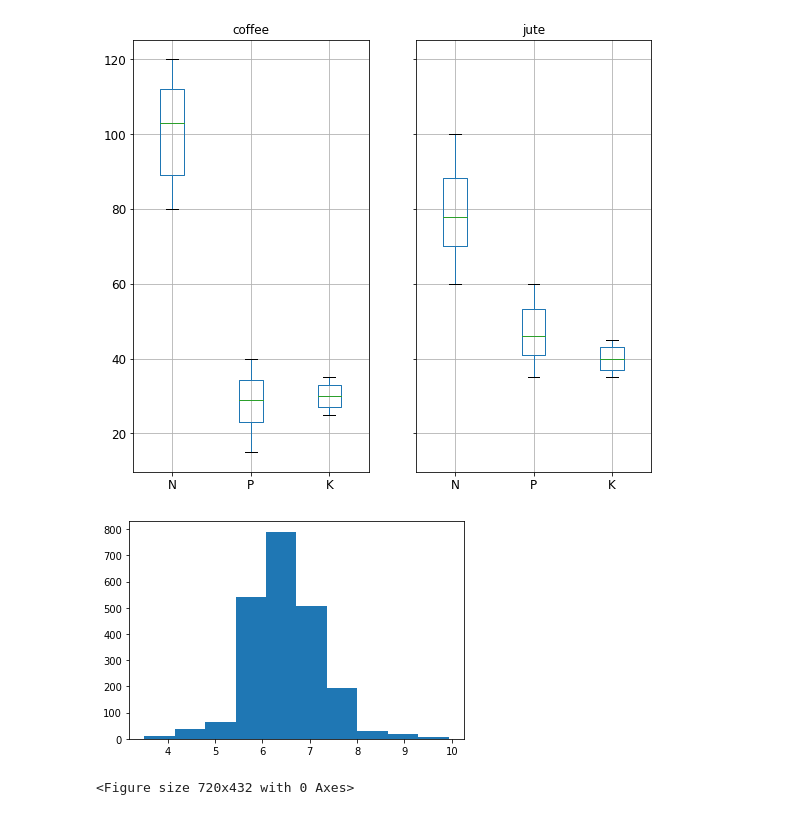
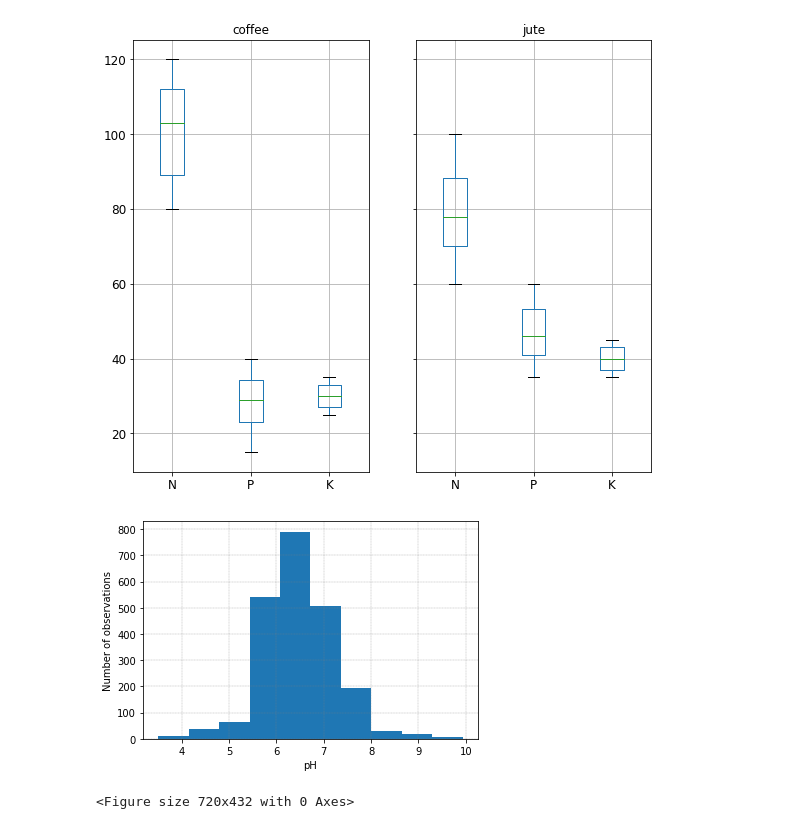
Before and after one commit to daniel-epm/agricultural_modeling, a Jupyter notebook: agriculture.ipynb, the cells around one changed output. Saved outputs shown, nothing was run; the diff lists cells and outputs as text; code cells hidden in the pictures.

Commit message:
few refinings in figures

```diff
--- a/agriculture.ipynb
+++ b/agriculture.ipynb
@@ -217,11 +217,14 @@ crops.groupby(crops[crops["crop"].isin(group6)]['crop'])[["N","P","K"]].boxplot(
 plt.show()
 # %% [output]
 [figure]
-# %%
-plt.hist(crops["ph"])
-plt.show()
-# %% [output]
-[figure, removed]
+# %%
+plt.hist(crops["ph"])
+plt.xlabel("pH")
+plt.ylabel("Number of observations")
+plt.grid(color = 'gray', linestyle = '--', linewidth = 0.3)
+plt.show()
+# %% [output]
+[figure, added]
 # %%
 group1_2_ph = crops[crops['crop'].isin(np.append(group1,group2))].iloc[:,-2:]
 group3_4_ph = crops[crops['crop'].isin(np.append(group3,group4))].iloc[:,-2:]
```
